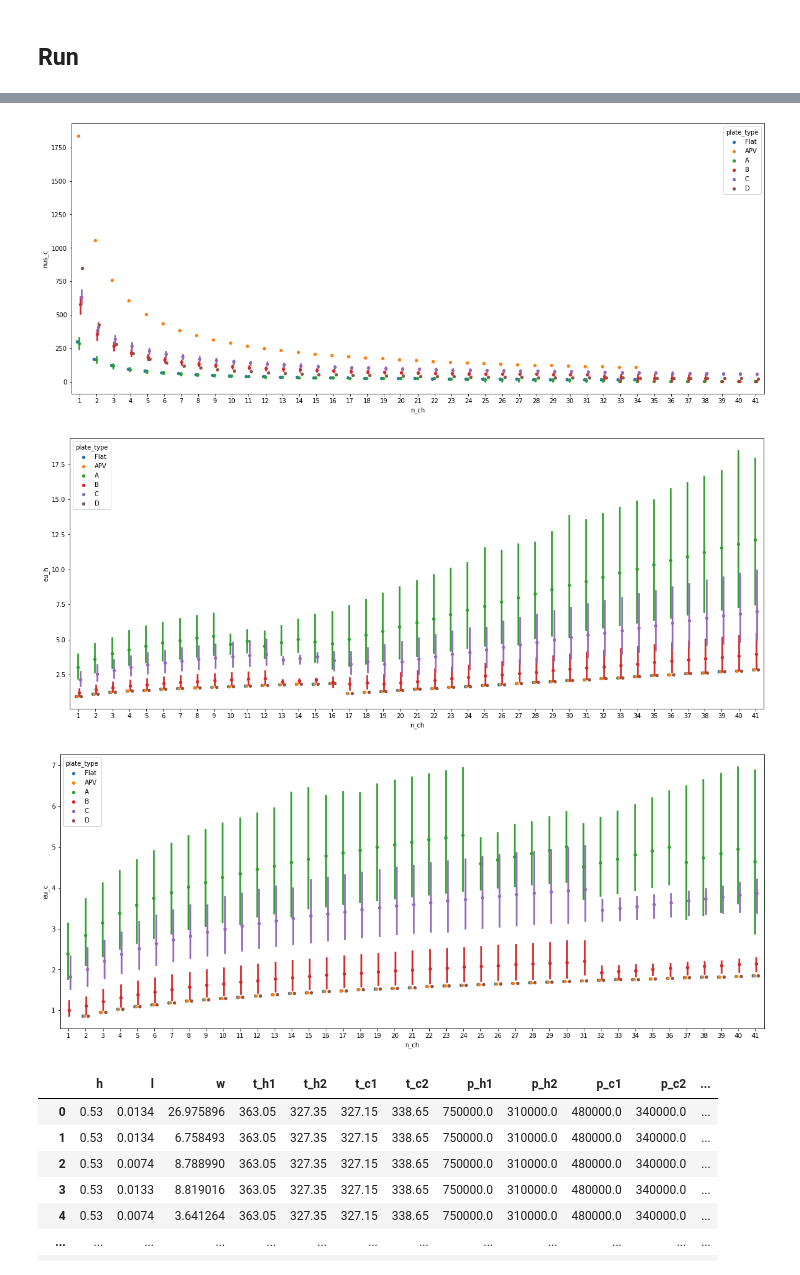
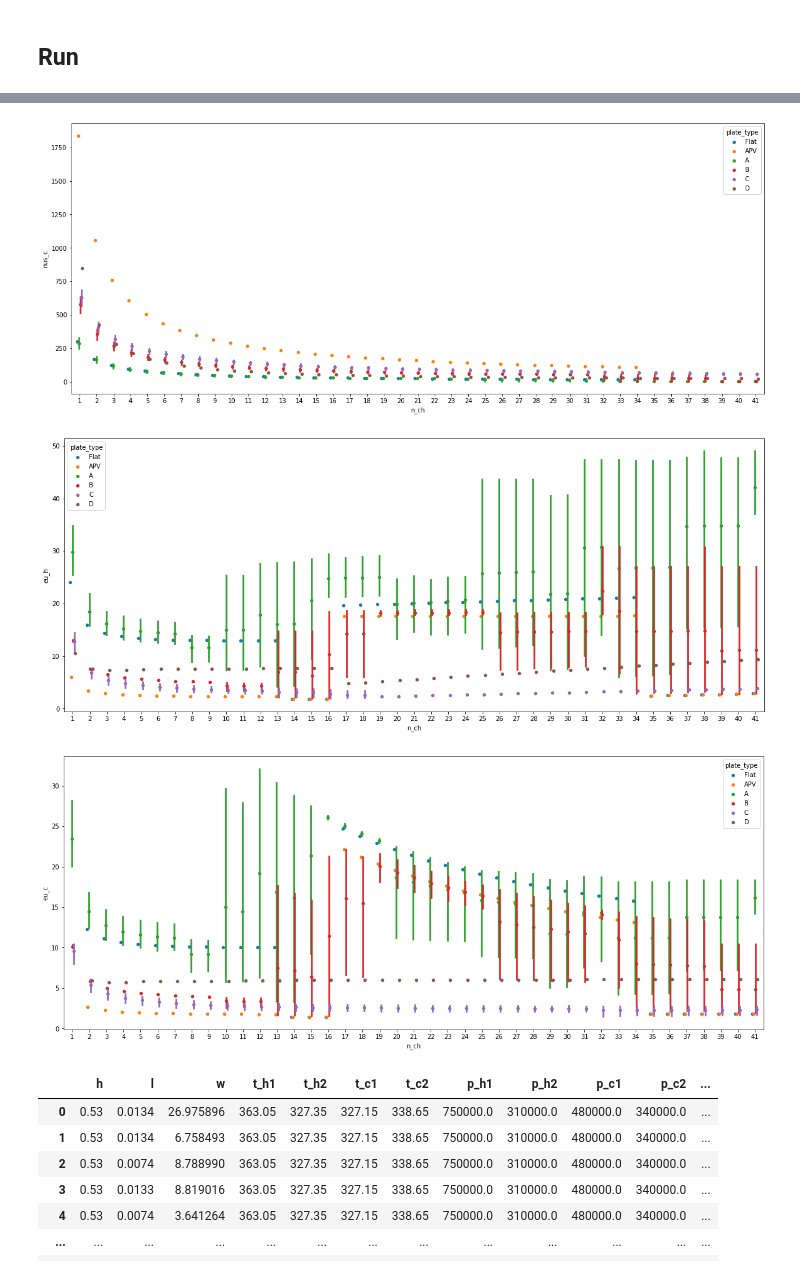
Before and after one commit to romanzes637/plate-heat-exchanger, a Jupyter notebook: plate_heat_exchanger.ipynb, the cells around one changed output, grey strips where cells are left out. Saved outputs shown, nothing was run; the diff lists cells and outputs as text; code cells hidden in the pictures.

```diff
--- a/plate_heat_exchanger.ipynb
+++ b/plate_heat_exchanger.ipynb
@@ -644,6 +722,7 @@ class PHE():
       raise NotImplementedError(self.mat_p)
 
   def geometry(self):
+    self.plate.update()
     self.a_h = self.plate.a_h*self.plate.n_h
     self.a_c = self.plate.a_c*self.plate.n_c
     self.de_h, self.de_c = self.plate.de_h, self.plate.de_c
@@ -782,7 +858,17 @@ for n_ch, cf, plate_type in prod:
       'g_h': None,  # depends on temperatures and cold flow rate
       'g_c': g_c,
       'v_h': None,  # depends on temperatures and flow rates
-      'v_c': None  # depends on temperatures and flow rates
+      'v_c': None,  # depends on temperatures and flow rates
+      'rho_h': 976.6,
+      'cp_h': 4190,
+      'k_h': 0.650,
+      'mu_h': 3.925e-4,
+      'rho_c': 983.3,
+      'cp_c': 4183,
+      'k_c': 0.650,
+      'mu_c': 4.678e-4,
+      'rho_p': 7800,
+      'k_p': 20
     }
     lam = LaminarUniformHeatFlux()
     if plate_type == 'Flat':  # Flat Plate
@@ -949,11 +1035,11 @@ if save:
 [figure]
 [figure]
 [figure]
 [figure]
 [figure]
 [figure]
-[figure, old version]
+[figure, new version]
-[figure, old version]
+[figure, new version]
 # %%
 df
 # %% [output]
```
Also changed, not shown: parts of 6 cells of this notebook.
